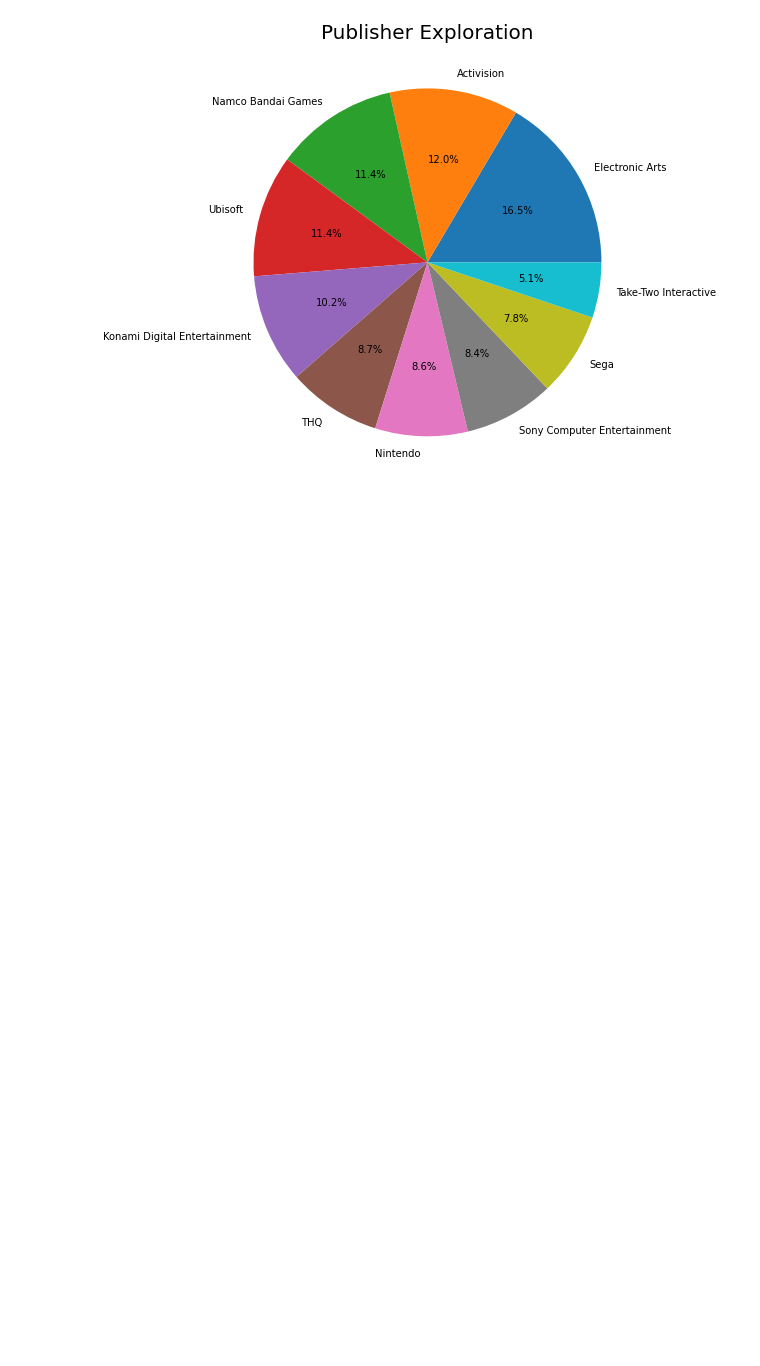
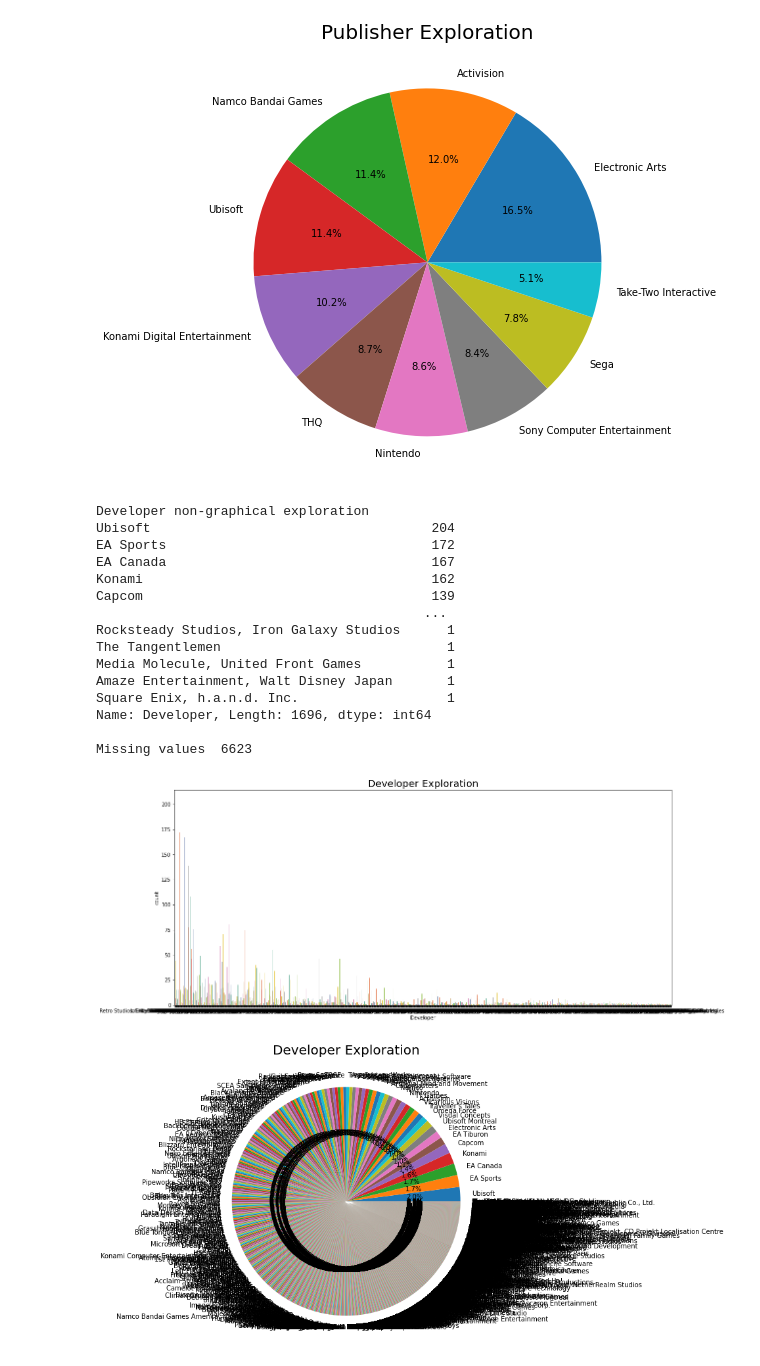
Before and after one commit to rushikeshnaik779/EDA, a Jupyter notebook: Video_Games_Sales.ipynb, the cells around one changed output. Cells and saved outputs as stored; diff of their text form; code cells hidden in the pictures; blank space fills up the shorter version.

```diff
--- a/Video_Games_Sales.ipynb
+++ b/Video_Games_Sales.ipynb
@@ -413,3 +413,38 @@ plt.show()
 # %% [output]
 [figure]
 [figure]
+# %%
+print('Developer non-graphical exploration')
+print(data['Developer'].value_counts(), '\n')
+print('Missing values ',data['Developer'].isnull().sum())
+
+
+
+plt.figure(figsize=(18, 8))
+sns.countplot(data['Developer'], palette='Set2')
+plt.title('Developer Exploration', size=20)
+plt.show()
+
+plt.figure(figsize=(18, 8))
+plt.pie(data['Developer'].value_counts(),
+        labels=data.Developer.value_counts().index, autopct="%.1f%%")
+plt.title('Developer Exploration', size=20)
+plt.show()
+# %% [output]
+Developer non-graphical exploration
+Ubisoft                                    204
+EA Sports                                  172
+EA Canada                                  167
+Konami                                     162
+Capcom                                     139
+                                          ...
+Rocksteady Studios, Iron Galaxy Studios      1
+The Tangentlemen                             1
+Media Molecule, United Front Games           1
+Amaze Entertainment, Walt Disney Japan       1
+Square Enix, h.a.n.d. Inc.                   1
+Name: Developer, Length: 1696, dtype: int64
+
+Missing values  6623
+[figure, added]
+[figure, added]
```
Also changed, not shown: parts of 7 cells of this notebook.
